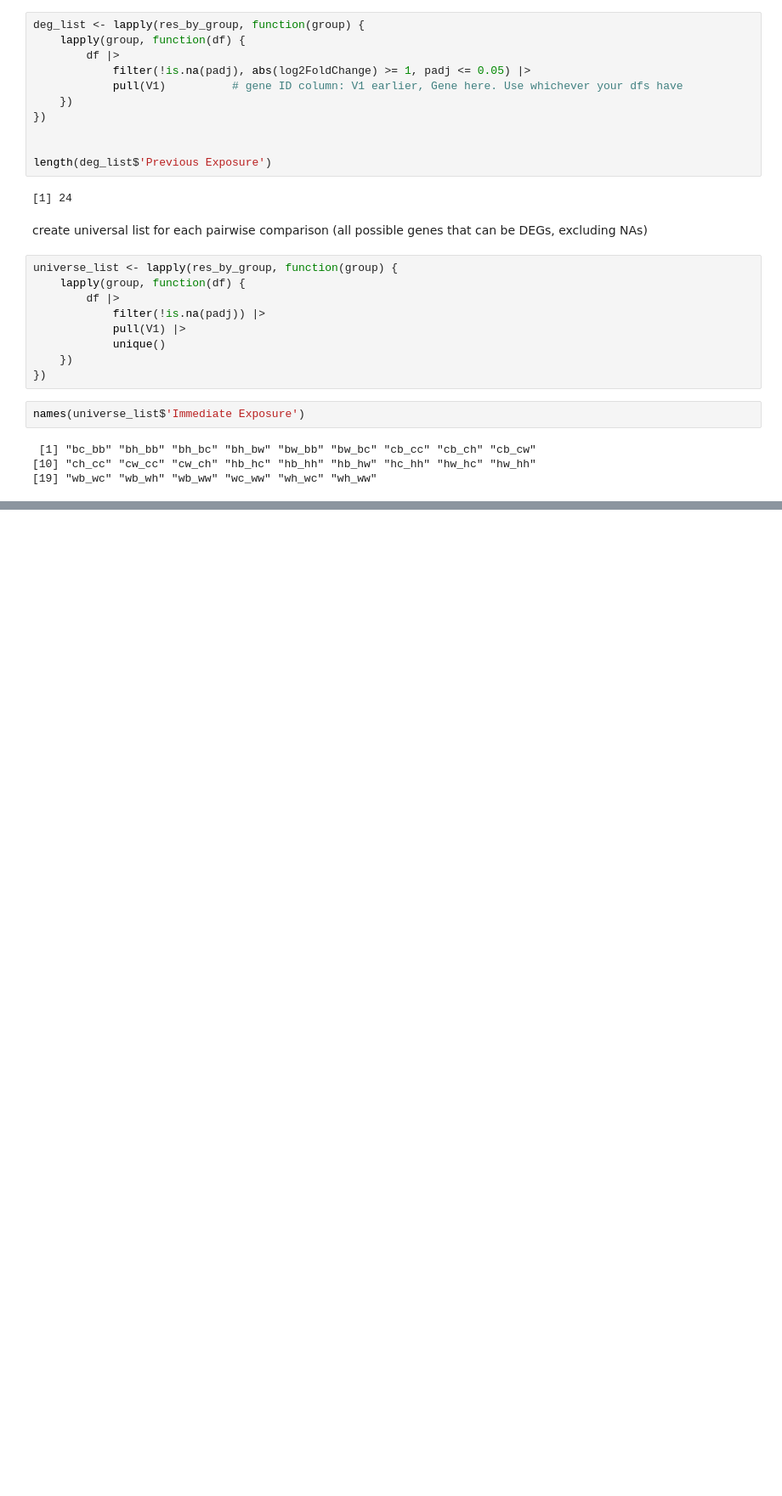
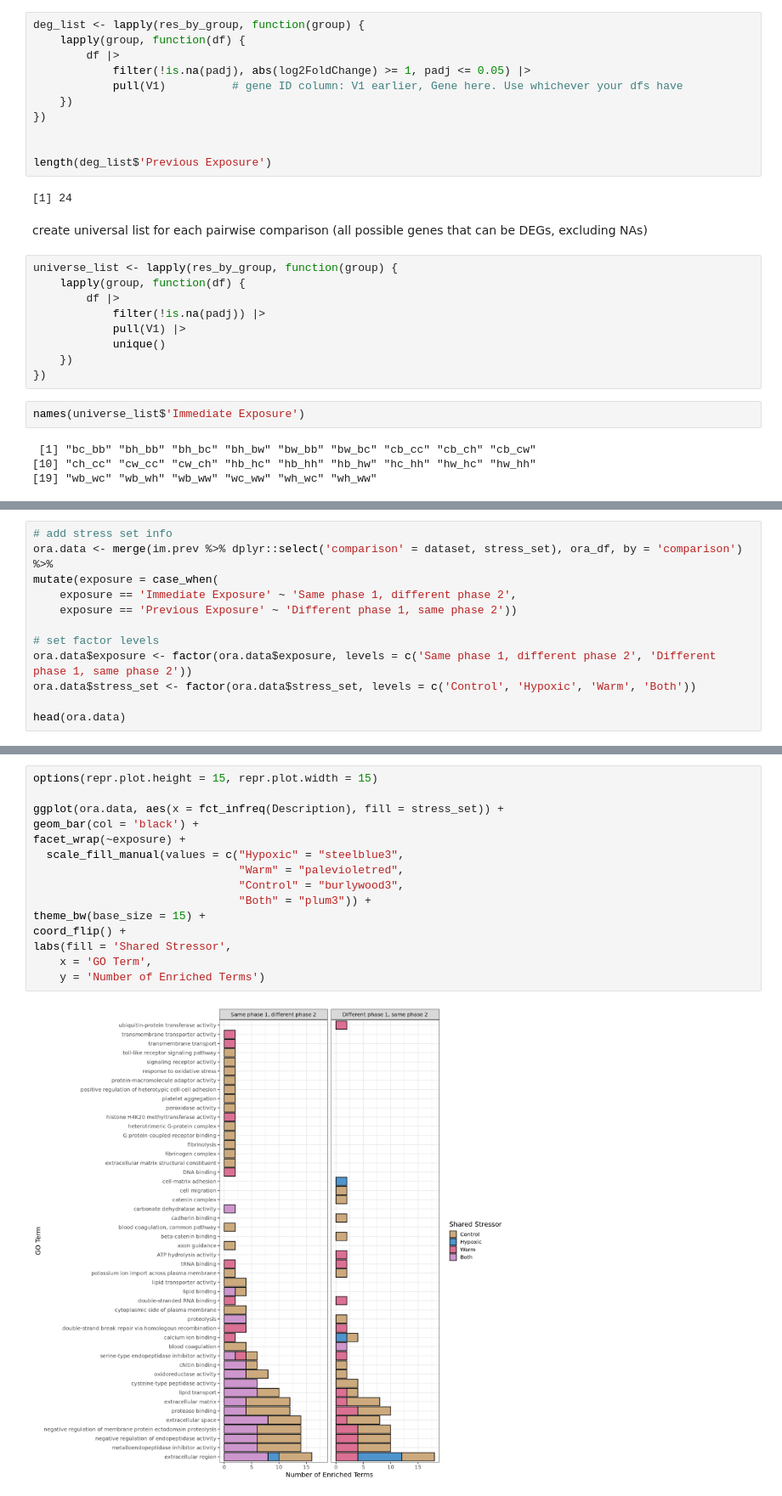
Before and after one commit to jgmcdonough/CE24_RNA-seq, a Jupyter notebook: analysis/diff_expression/phase2_v_phase2/imm.prev_GO.ipynb, the cells around one changed output, grey strips where cells are left out. Shown at 85% size. Saved outputs shown, nothing was run; the diff lists cells and outputs as text; blank space fills up the shorter version.

Commit message:
add ORA enrichment plots

```diff
--- a/analysis/diff_expression/phase2_v_phase2/imm.prev_GO.ipynb
+++ b/analysis/diff_expression/phase2_v_phase2/imm.prev_GO.ipynb
@@ -361,0 +439,12 @@ names(universe_list$'Immediate Exposure')
+# %%
+# add stress set info
+ora.data <- merge(im.prev %>% dplyr::select('comparison' = dataset, stress_set), ora_df, by = 'comparison') %>%
+mutate(exposure = case_when(
+    exposure == 'Immediate Exposure' ~ 'Same phase 1, different phase 2',
+    exposure == 'Previous Exposure' ~ 'Different phase 1, same phase 2'))
+
+# set factor levels
+ora.data$exposure <- factor(ora.data$exposure, levels = c('Same phase 1, different phase 2', 'Different phase 1, same phase 2'))
+ora.data$stress_set <- factor(ora.data$stress_set, levels = c('Control', 'Hypoxic', 'Warm', 'Both'))
+
+head(ora.data)
@@ -361,0 +461,17 @@ names(universe_list$'Immediate Exposure')
+# %%
+options(repr.plot.height = 15, repr.plot.width = 15)
+
+ggplot(ora.data, aes(x = fct_infreq(Description), fill = stress_set)) +
+geom_bar(col = 'black') +
+facet_wrap(~exposure) +
+  scale_fill_manual(values = c("Hypoxic" = "steelblue3",
+                               "Warm" = "palevioletred",
+                               "Control" = "burlywood3",
+                               "Both" = "plum3")) +
+theme_bw(base_size = 15) +
+coord_flip() +
+labs(fill = 'Shared Stressor',
+    x = 'GO Term',
+    y = 'Number of Enriched Terms')
+# %% [output]
+[figure, added]
```
Also changed, not shown: parts of 9 cells of this notebook.
